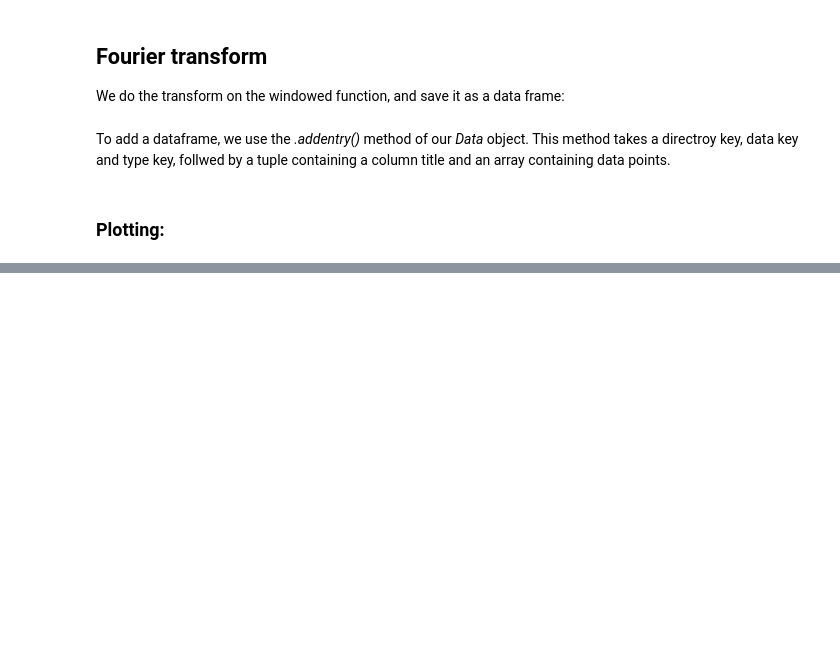
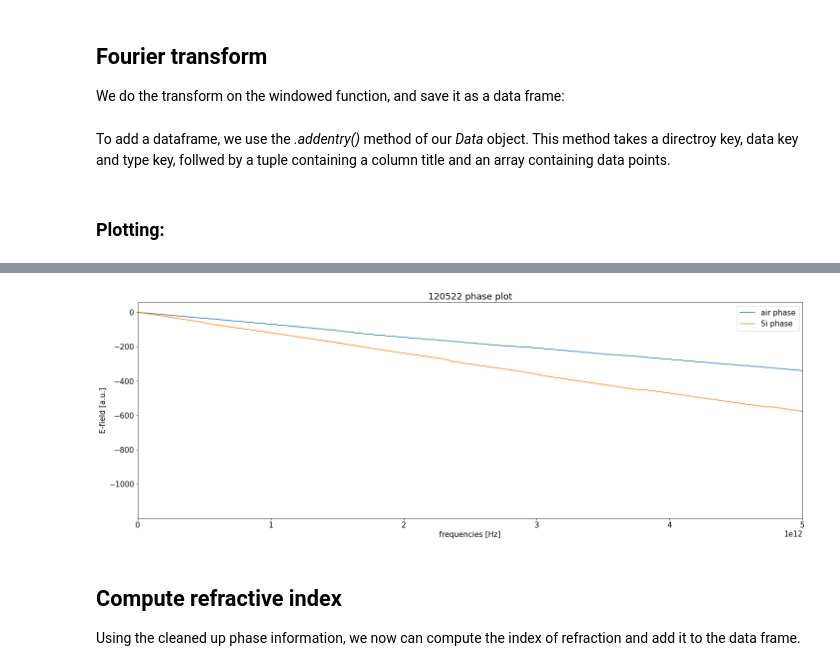
Before and after one commit to MHardenberg/thzsoftware, a Jupyter notebook: examples/thz_tds_transmission.ipynb, the cells around one changed output, grey strips where cells are left out. Cells and saved outputs as stored; diff of their text form; code cells hidden in the pictures; blank space fills up the shorter version.

```diff
--- a/examples/thz_tds_transmission.ipynb
+++ b/examples/thz_tds_transmission.ipynb
@@ -146,0 +151,14 @@ AssertionError: f_limits out of bounds.f_limits = (100000000000.0, 300000000000.
+# %%
+plt.figure()
+plt.rc('font', size=15)
+axes = plt.axes(ylabel="E-field [a.u.]")
+data_set.data[directory][air_file]["spectrum"].plot(x=0,y=2, figsize=(24, 8), title='120522 phase plot', ax=axes)
+data_set.data[directory][Si_file]["spectrum"].plot(x=0,y=2, figsize=(24, 8), ax=axes)
+axes.legend(["air phase", "Si phase"])
+axes.set_xlim((0, 5*1e12))
+plt.show()
+# %% [output]
+[figure, added]
+# %% [markdown]
+## Compute refractive index
+Using the cleaned up phase information, we now can compute the index of refraction and add it to the data frame.
```
Also changed, not shown: parts of 13 cells of this notebook, 10 other files.
